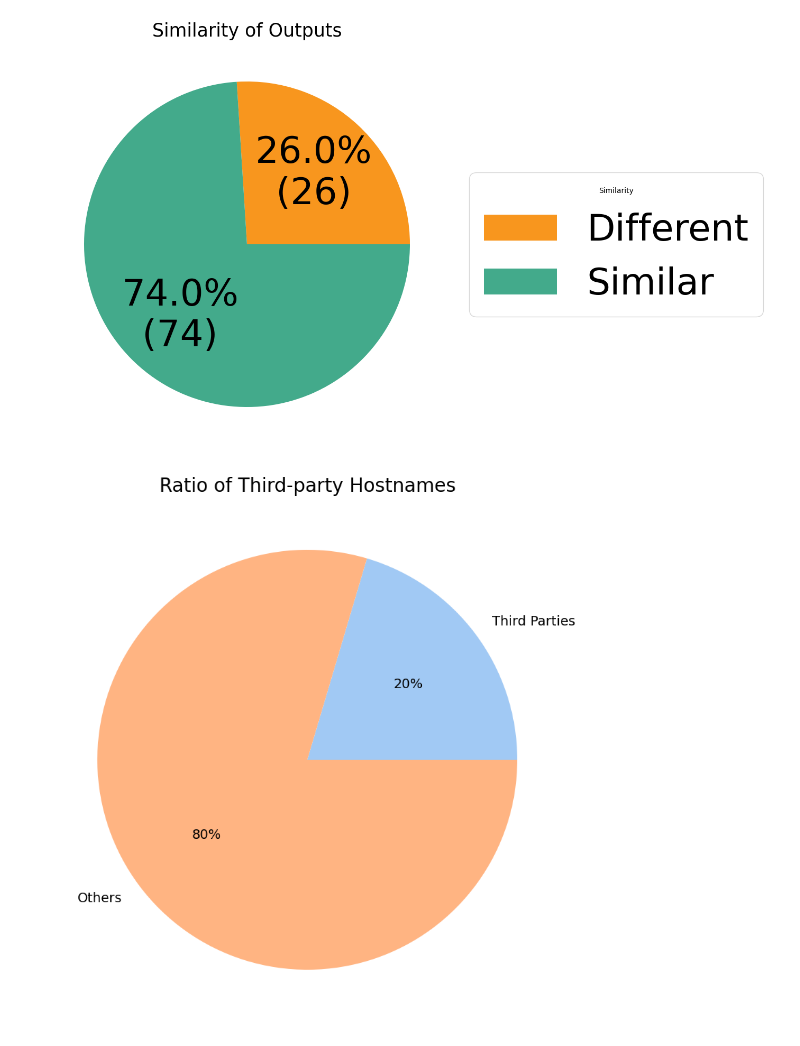
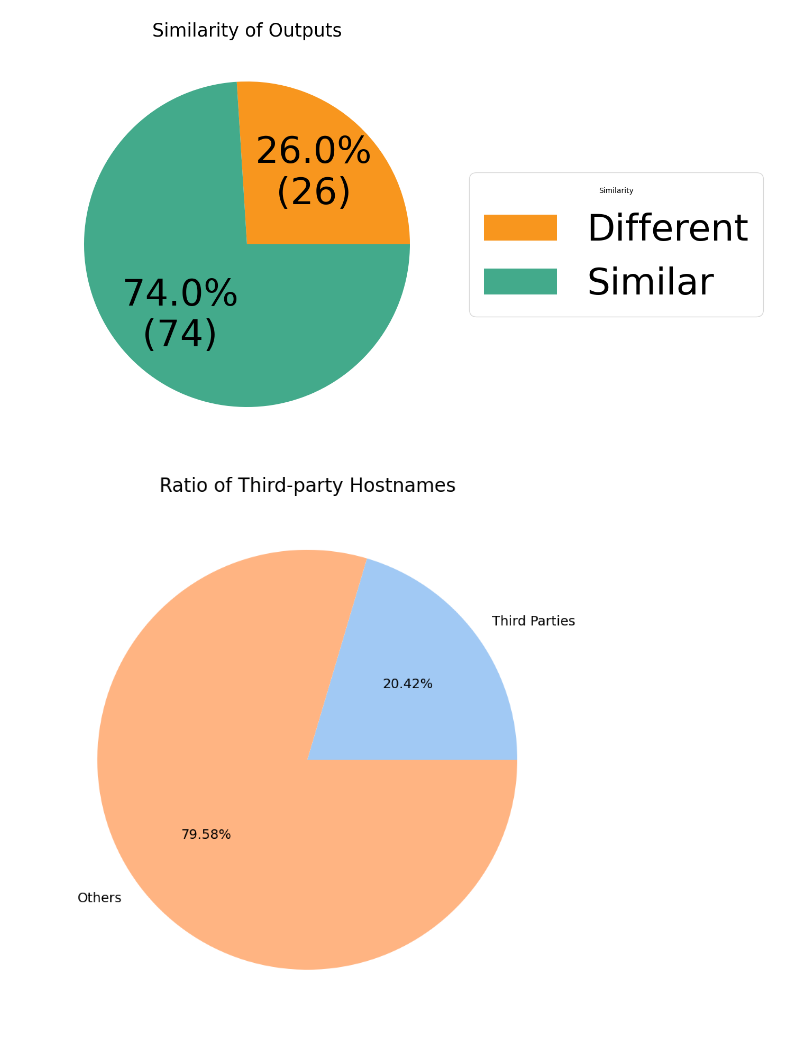
Before and after one commit to HAoRAn-W/ECE-GY-9393-IoT-Security, a Jupyter notebook: code/jupyter/plots_pie.ipynb, the cells around one changed output. Cells and saved outputs as stored; diff of their text form; code cells hidden in the pictures.

```diff
--- a/code/jupyter/plots_pie.ipynb
+++ b/code/jupyter/plots_pie.ipynb
@@ -34,15 +34,15 @@ plt.show()
 # %%
 fig, ax = plt.subplots(figsize=(15, 10), subplot_kw=dict(aspect="equal"))
 
 data = [727, 3561 - 727]
 labels = ['Third Parties', 'Others']
 
 
 colors = sns.color_palette('pastel')[0:2]
 
 #create pie chart
-plt.pie(data, labels = labels, colors = colors, autopct='%.0f%%', textprops={'fontsize': 14})
+plt.pie(data, labels = labels, colors = colors, autopct='%.2f%%', textprops={'fontsize': 14})
 ax.set_title("Ratio of Third-party Hostnames", fontsize=20)
 plt.show()
 # %% [output]
-[figure, old version]
+[figure, new version]
```
Also changed, not shown: 2 other files.
